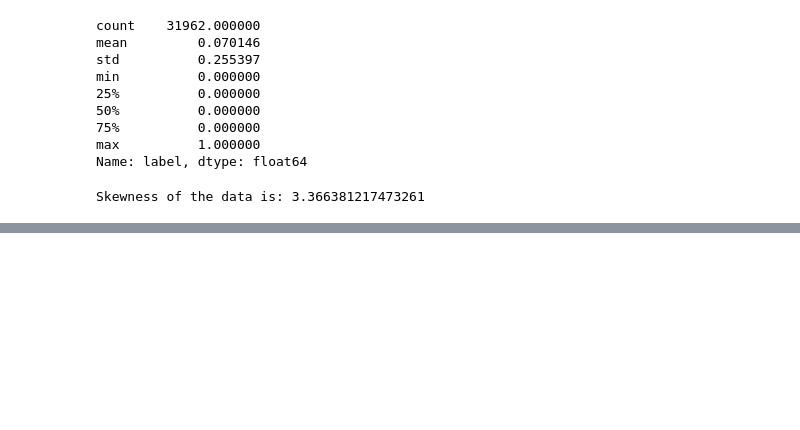
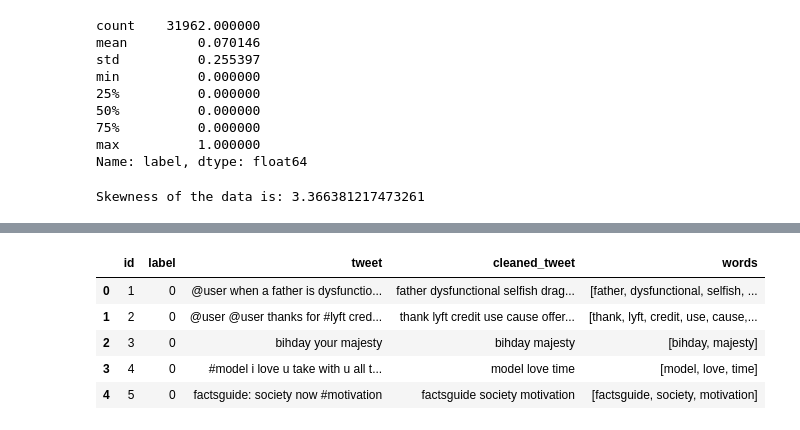
Before and after one commit to Anandvunnam/Twitter_Sentiment_Analysis, a Jupyter notebook: src/Twitter_Sentiment_Analysis.ipynb, the cells around one changed output, grey strips where cells are left out. Cells and saved outputs as stored; diff of their text form; code cells hidden in the pictures; blank space fills up the shorter version.

```diff
--- a/src/Twitter_Sentiment_Analysis.ipynb
+++ b/src/Twitter_Sentiment_Analysis.ipynb
@@ -157,0 +213,36 @@ Name: tweet, dtype: object
+# %%
+# Function to preprocess the tweet
+def preprocess_tweet(tweet: str) -> str:
+
+    # convert tweet to lowercase
+    tweet = tweet.lower()
+
+    # Remove all user mentions in a tweet
+    tweet = re.sub(r"@\w+","",tweet)
+
+    # Remove all webistes in a tweet
+    tweet = re.sub(r"www[\S]+","",tweet)
+
+    # Remove "&amp;"" i.e., & in a tweet
+    tweet = re.sub(r"&amp;","",tweet)
+
+    # Remove all special characters like geek letter, hashtags, numbers, punctuations etc., from a tweet
+    tweet = re.sub(r"[^a-zA-Z']+"," ",tweet)
+
+    # Remove all the extra spaces from the tweet
+    tweet = re.sub(r"\s+"," ",tweet)
+
+    # Convert all shortcuts text to their original forms
+    tweet = " ".join([shortcuts[word] if word in shortcuts.keys() else word for word in tweet.split()])
+
+    # create a doc object for tweet
+    doc = nlp(tweet)
+
+    # creating lemmatized tokens (Contractions like you're, what's will be also be converted to "you are" and "what is")
+    # Remove stop-words and lemmatize the tweet
+    tweet = " ".join([token.lemma_ for token in doc if token.is_stop == False])
+
+    # Removing apostrophe if there are any!
+    tweet = re.sub(r"'","",tweet)
+
+    return tweet
@@ -157,0 +271,11 @@ Name: tweet, dtype: object
+# %%
+# words in each cleaned tweet
+train_df["words"] = train_df["cleaned_tweet"].apply(lambda x: [word for word in x.split()])
+train_df.head()
+# %% [output]
+|  | id | label | tweet | cleaned_tweet | words |
+| 0 | 1 | 0 | @user when a father is dysfunctio... | father dysfunctional selfish drag... | [father, dysfunctional, selfish, ... |
+| 1 | 2 | 0 | @user @user thanks for #lyft cred... | thank lyft credit use cause offer... | [thank, lyft, credit, use, cause,... |
+| 2 | 3 | 0 | bihday your majesty | bihday majesty | [bihday, majesty] |
+| 3 | 4 | 0 | #model i love u take with u all t... | model love time | [model, love, time] |
+| 4 | 5 | 0 | factsguide: society now #motivation | factsguide society motivation | [factsguide, society, motivation] |
```
Also changed, not shown: parts of 16 cells of this notebook.
